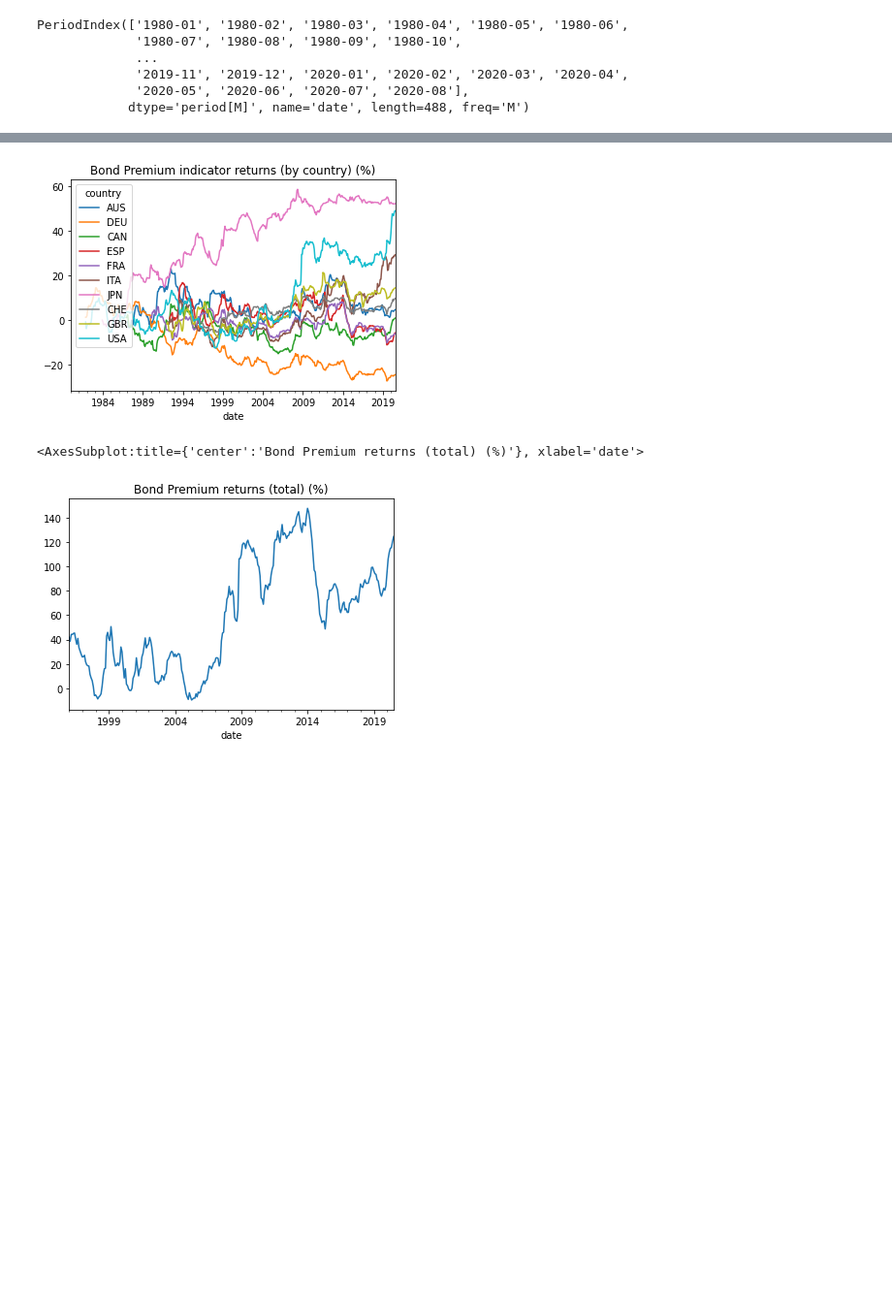
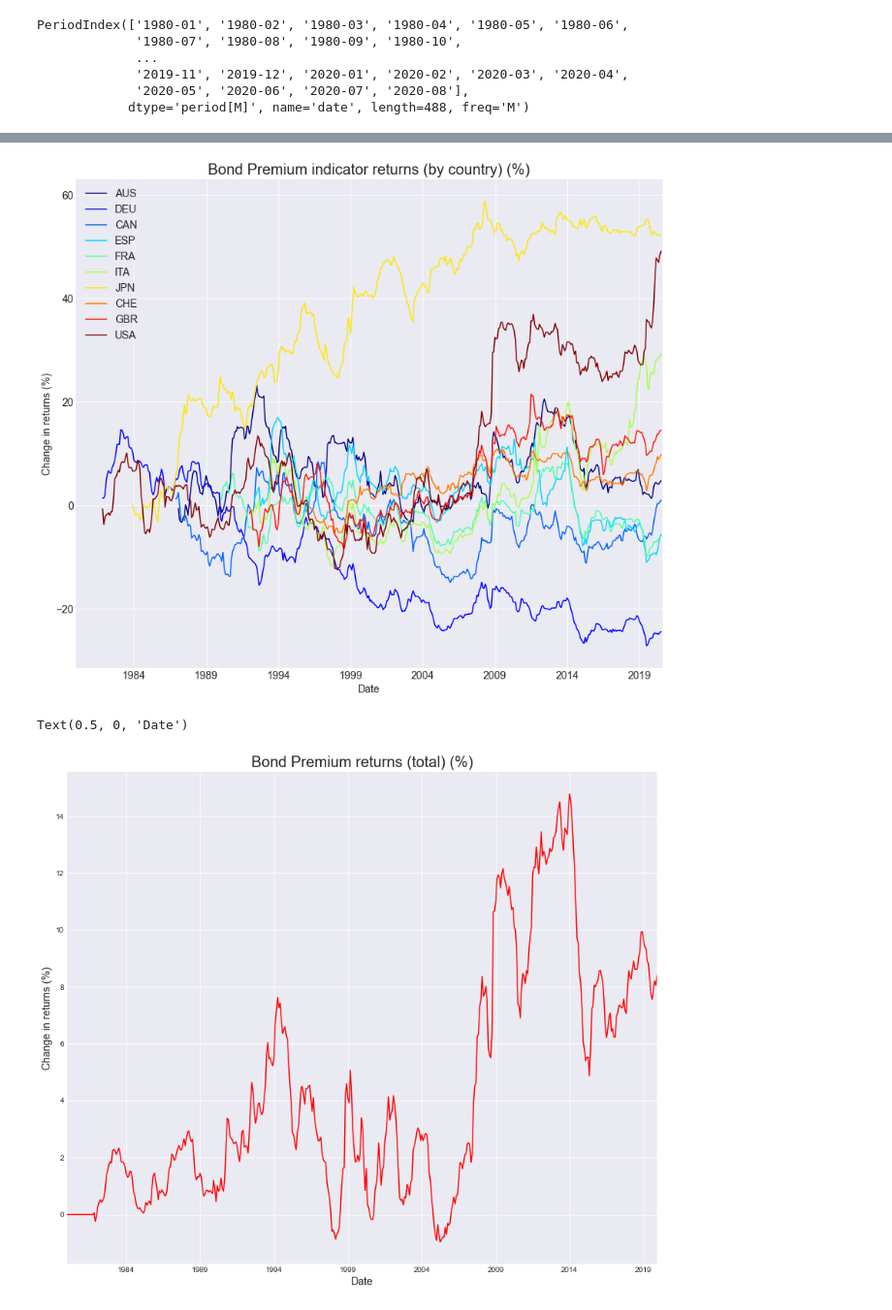
Before and after one commit to Mike-Huntress/Internship2020, a Jupyter notebook: Build/Bond Premium Indicator.ipynb, the cells around one changed output, grey strips where cells are left out. Shown at 97% size. Drawn from its saved outputs; the diff is of its cells as text; code cells hidden in the pictures; blank space fills up the shorter version.

```diff
--- a/Build/Bond Premium Indicator.ipynb
+++ b/Build/Bond Premium Indicator.ipynb
@@ -6,12 +6,14 @@ parentdir = os.path.dirname(currentdir)
 sys.path.insert(0,parentdir)
 
 import matplotlib.pyplot as plt
+import matplotlib.pylab as pl
 from BasicSetupUtilities.MetaDataBuilder import CountryMetaDataFile
 from DataIOUtilities.DataLib import DataLib, DatastreamPulls
 import pandas as pd
 import numpy as np
 from scipy import stats
 
+plt.style.use("seaborn-darkgrid")
 dl = DataLib("SignalData")
 # %% [markdown]
 # Outline
@@ -187,12 +206,23 @@ The colNum attribute was deprecated in Matplotlib 3.2 and will be removed two mi
 # %%
+# Change up the color scheme.
+colors = pl.cm.jet(np.linspace(0,1,10))
+
 # Plot returns on the same axis.
 cumul_returns = ((returns + 1).cumprod() - 1) * 100
-cumul_returns.plot(title='Bond Premium indicator returns (by country) (%)')
+ax = cumul_returns.plot(title='Bond Premium indicator returns (by country) (%)', figsize=(14, 12), fontsize=14, color=colors)
+ax.title.set_size(20)
+ax.set_ylabel('Change in returns (%)', fontsize=14)
+ax.set_xlabel('Date', fontsize=14)
+plt.legend(prop={'size': 14})
 plt.show()
 
 # Plot the sum.
-cumul_returns.dropna().sum(axis=1).plot(title='Bond Premium returns (total) (%)')
+cumul_returns = cumul_returns[cumul_returns.index < '2020-01-01']
+ax = (cumul_returns*0.1).sum(axis=1).plot(color='red', title='Bond Premium returns (total) (%)', figsize=(14,12))
+ax.title.set_size(20)
+ax.set_ylabel('Change in returns (%)', fontsize=14)
+ax.set_xlabel('Date', fontsize=14)
 # %% [output]
-[figure, old version]
+[figure, new version]
-<AxesSubplot:title={'center':'Bond Premium returns (total) (%)'}, xlabel='date'>
+Text(0.5, 0, 'Date')
-[figure, old version]
+[figure, new version]
```
Also changed, not shown: parts of 7 cells of this notebook, 2 other files.
